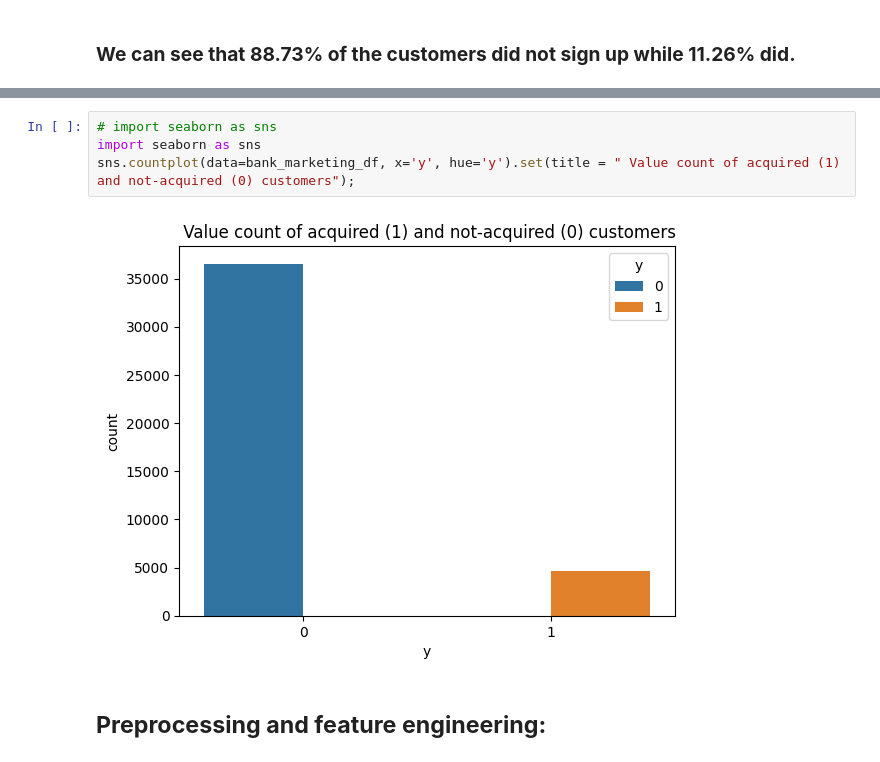
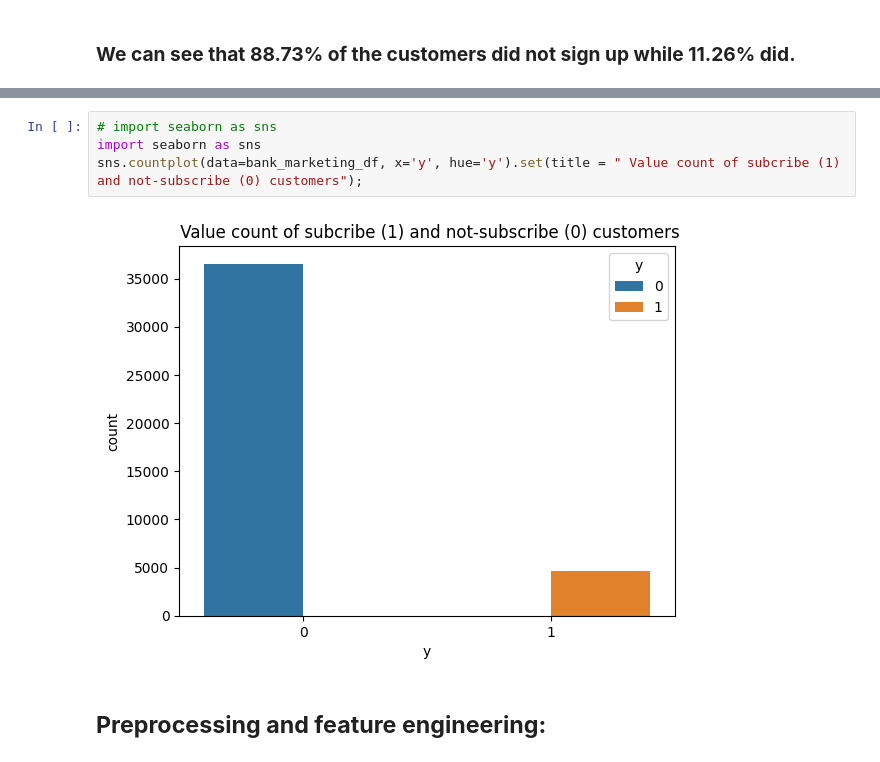
Before and after one commit to Kmohamedalie/Bank-Marketing_Portuguese_Customers, a Jupyter notebook: Notebook/Bank_Marketing_Portuguese_Customers_Xgboost.ipynb, the cells around one changed output, grey strips where cells are left out. Saved outputs shown, nothing was run; the diff lists cells and outputs as text.

```diff
--- a/Notebook/Bank_Marketing_Portuguese_Customers_Xgboost.ipynb
+++ b/Notebook/Bank_Marketing_Portuguese_Customers_Xgboost.ipynb
@@ -145,9 +159,9 @@ Name: y, dtype: float64
 # %%
 # import seaborn as sns
 import seaborn as sns
-sns.countplot(data=bank_marketing_df, x='y', hue='y').set(title = " Value count of acquired (1) and not-acquired (0) customers");
+sns.countplot(data=bank_marketing_df, x='y', hue='y').set(title = " Value count of subcribe (1) and not-subscribe (0) customers");
 # %% [output]
-[figure, old version]
+[figure, new version]
 # %% [markdown]
 ## **Preprocessing and feature engineering:**
 # %% [markdown]
```
Also changed, not shown: parts of 13 cells of this notebook.
